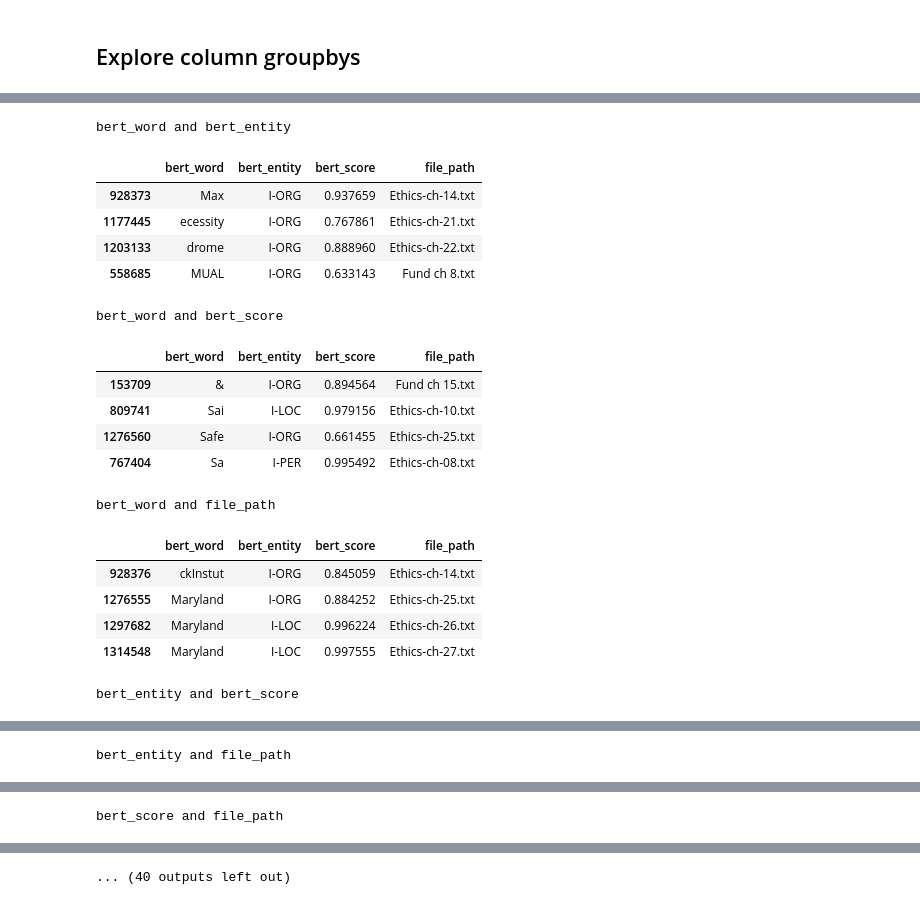
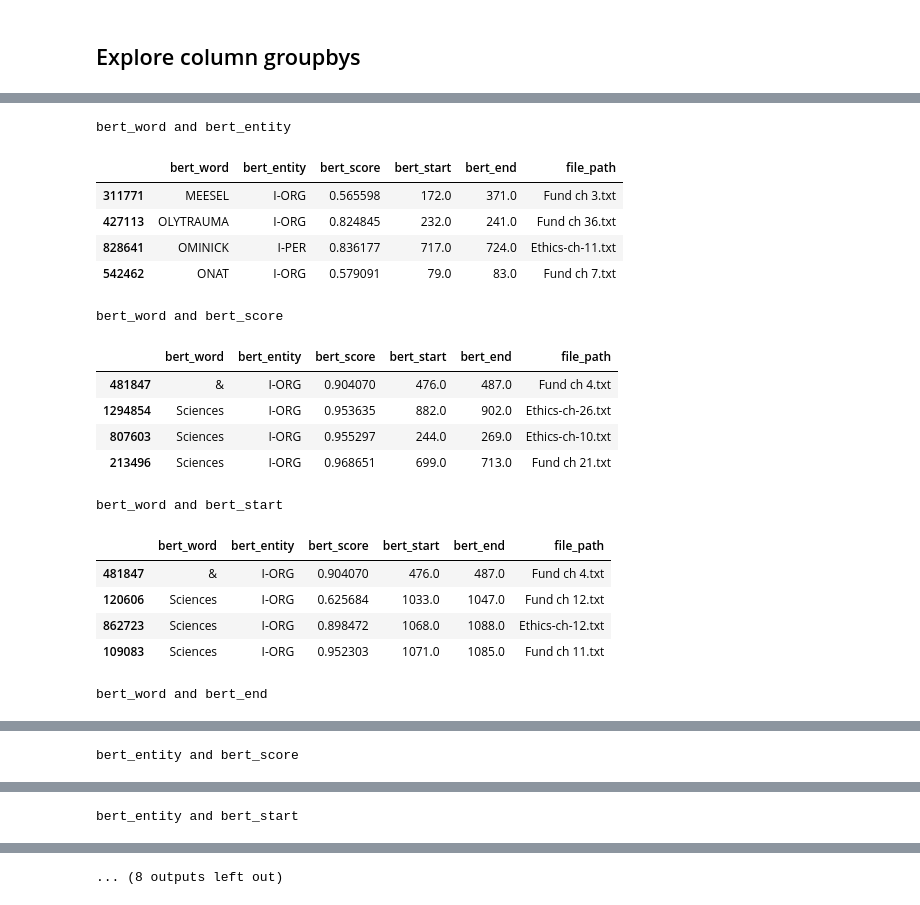
Before and after one commit to dbabbitt/itm-analysis-reporting-1, a Jupyter notebook: builders/Parse Domain Documents for Entities.ipynb, the cells around one changed output, grey strips where cells are left out. Cells and saved outputs as stored; diff of their text form; code cells hidden in the pictures.

Commit message:
Added bert_start and bert_end

```diff
--- a/builders/Parse Domain Documents for Entities.ipynb
+++ b/builders/Parse Domain Documents for Entities.ipynb
@@ -137,38 +147,53 @@ else:
         current_word = ''
         current_entities = []
         current_scores = []
+        current_starts = []
+        current_ends = []
 
         # Extract metadata from entity recognition pipeline and add it as a row dictionary to the entities rows list
         tokens = token_classifier(text)
         for metadata_dict in tokens:
             current_entities.append(metadata_dict['entity'])
             current_scores.append(metadata_dict['score'])
-            if metadata_dict['word'].startswith('##'):
-                current_word += metadata_dict['word'][2:]
+            current_starts.append(metadata_dict['start'])
+            current_ends.append(metadata_dict['end'])
+            if metadata_dict['word'].startswith('##'): current_word += metadata_dict['word'][2:]
             else:
 
                 # Take the mode of entities and average of scores for the current_word
                 if current_word:
+                    if len(current_entities) > 1: current_entities = current_entities[:-1]
+                    if len(current_scores) > 1: current_scores = current_scores[:-1]
+                    if len(current_ends) > 2: current_ends = current_ends[:-1]
                     mode_entity = pd.Series(current_entities).mode().tolist()[-1]
                     mean_score = pd.Series(current_scores).mean()
-                    entity_tuple = (current_word, mode_entity, mean_score)
+                    start_idx = current_starts[0]
+                    end_idx = current_ends[-1]
+                    entity_tuple = (current_word, mode_entity, mean_score, start_idx, end_idx)
                     output_words.append(entity_tuple)
                     current_word = ''
                     current_entities = []
                     current_scores = []
-
-                entity_tuple = (metadata_dict['word'], metadata_dict['entity'], metadata_dict['score'])
-                output_words.append(entity_tuple)
+                    current_starts = []
+                    current_ends = []
+                else:
+                    current_word = metadata_dict['word']
+                    current_entities = [metadata_dict['entity']]
+                    current_scores = [metadata_dict['score']]
+                    current_starts = [metadata_dict['start']]
+                    current_ends = [metadata_dict['end']]
 
         # Take the mode of entities for the last current_word
         if current_word:
             mode_entity = pd.Series(current_entities).mode().tolist()[-1]
             mean_score = pd.Series(current_scores).mean()
-            entity_tuple = (current_word, mode_entity, mean_score)
+            start_idx = current_starts[0]
+            end_idx = current_ends[-1]
+            entity_tuple = (current_word, mode_entity, mean_score, start_idx, end_idx)
             output_words.append(entity_tuple)
 
-        for word, entity, score in output_words:
-            metadata_dict = {'bert_word': word, 'bert_entity': entity, 'bert_score': score, 'file_path': file_path}
+        for word, entity, score, start, end in output_words:
+            metadata_dict = {'bert_word': word, 'bert_entity': entity, 'bert_score': score, 'bert_start': start, 'bert_end': end, 'file_path': file_path}
             entities.append(metadata_dict)
 
         # Extract SpaCy named entities and add them as a row dictionary to the entities rows list
@@ -382,32 +407,32 @@ $
 # %%
 
 from itertools import combinations
 
-# columns_list = ['bert_entity', 'nlp_tag', 'nlp_type', 'nlp_pofs', 'ent_type']
-for groupby_columns in combinations(domain_doc_ners_df.columns, 2):
+columns_list = [cn for cn in domain_doc_ners_df.columns if cn.startswith('bert_')]
+for groupby_columns in combinations(columns_list, 2):
     groupby_columns = list(groupby_columns)
     df = nu.get_minority_combinations(domain_doc_ners_df, groupby_columns).dropna(axis='columns', how='all')
     if df.shape[0]:
         print(nu.conjunctify_nouns(groupby_columns))
         df.file_path = df.file_path.map(lambda x: str(x).split('/')[-1])
         display(df)
 # %% [output]
 bert_word and bert_entity
-|  | bert_word | bert_entity | bert_score | file_path |
-| 928373 | Max | I-ORG | 0.937659 | Ethics-ch-14.txt |
-| 1177445 | ecessity | I-ORG | 0.767861 | Ethics-ch-21.txt |
-| 1203133 | drome | I-ORG | 0.888960 | Ethics-ch-22.txt |
-| 558685 | MUAL | I-ORG | 0.633143 | Fund ch 8.txt |
+|  | bert_word | bert_entity | bert_score | bert_start | bert_end | file_path |
+| 311771 | MEESEL | I-ORG | 0.565598 | 172.0 | 371.0 | Fund ch 3.txt |
+| 427113 | OLYTRAUMA | I-ORG | 0.824845 | 232.0 | 241.0 | Fund ch 36.txt |
+| 828641 | OMINICK | I-PER | 0.836177 | 717.0 | 724.0 | Ethics-ch-11.txt |
+| 542462 | ONAT | I-ORG | 0.579091 | 79.0 | 83.0 | Fund ch 7.txt |
 bert_word and bert_score
-|  | bert_word | bert_entity | bert_score | file_path |
-| 153709 | & | I-ORG | 0.894564 | Fund ch 15.txt |
-| 809741 | Sai | I-LOC | 0.979156 | Ethics-ch-10.txt |
-| 1276560 | Safe | I-ORG | 0.661455 | Ethics-ch-25.txt |
-| 767404 | Sa | I-PER | 0.995492 | Ethics-ch-08.txt |
+|  | bert_word | bert_entity | bert_score | bert_start | bert_end | file_path |
+| 481847 | & | I-ORG | 0.904070 | 476.0 | 487.0 | Fund ch 4.txt |
+| 1294854 | Sciences | I-ORG | 0.953635 | 882.0 | 902.0 | Ethics-ch-26.txt |
+| 807603 | Sciences | I-ORG | 0.955297 | 244.0 | 269.0 | Ethics-ch-10.txt |
+| 213496 | Sciences | I-ORG | 0.968651 | 699.0 | 713.0 | Fund ch 21.txt |
-bert_word and file_path
+bert_word and bert_start
-|  | bert_word | bert_entity | bert_score | file_path |
-| 928376 | ckInstut | I-ORG | 0.845059 | Ethics-ch-14.txt |
-| 1276555 | Maryland | I-ORG | 0.884252 | Ethics-ch-25.txt |
-| 1297682 | Maryland | I-LOC | 0.996224 | Ethics-ch-26.txt |
-| 1314548 | Maryland | I-LOC | 0.997555 | Ethics-ch-27.txt |
+|  | bert_word | bert_entity | bert_score | bert_start | bert_end | file_path |
+| 481847 | & | I-ORG | 0.904070 | 476.0 | 487.0 | Fund ch 4.txt |
+| 120606 | Sciences | I-ORG | 0.625684 | 1033.0 | 1047.0 | Fund ch 12.txt |
+| 862723 | Sciences | I-ORG | 0.898472 | 1068.0 | 1088.0 | Ethics-ch-12.txt |
+| 109083 | Sciences | I-ORG | 0.952303 | 1071.0 | 1085.0 | Fund ch 11.txt |
-bert_entity and bert_score
+bert_word and bert_end
@@ -419 +444 @@ bert_entity and bert_score
-bert_entity and file_path
+bert_entity and bert_score
@@ -425 +450 @@ bert_entity and file_path
-bert_score and file_path
+bert_entity and bert_start
@@ -431 +456 @@ bert_score and file_path
-... (40 outputs left out)
+... (8 outputs left out)
```
Also changed, not shown: parts of 4 cells of this notebook, 1 other file.
